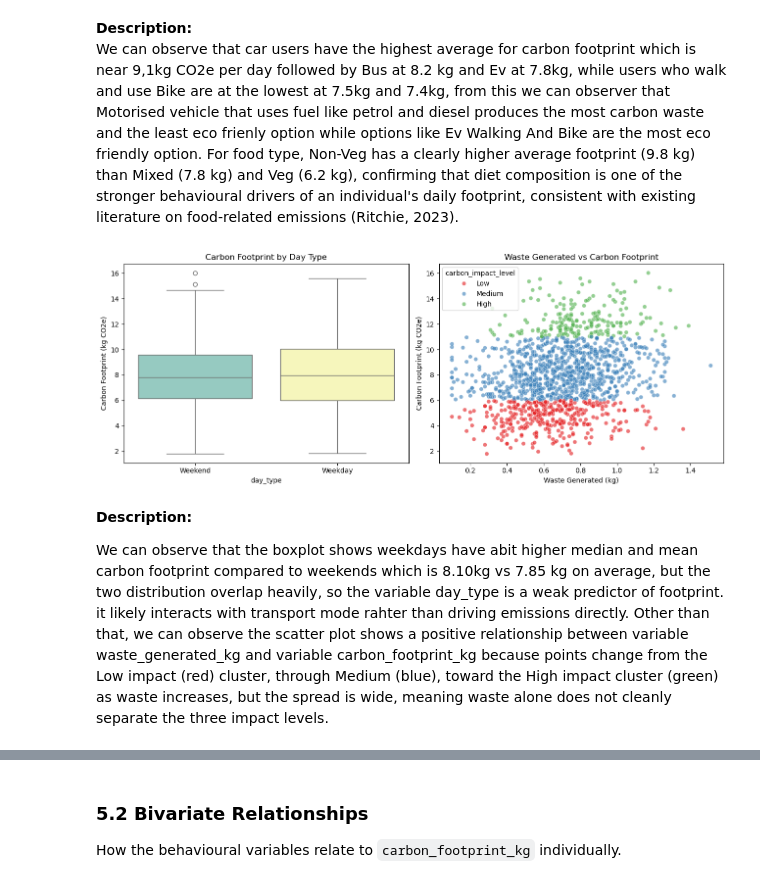
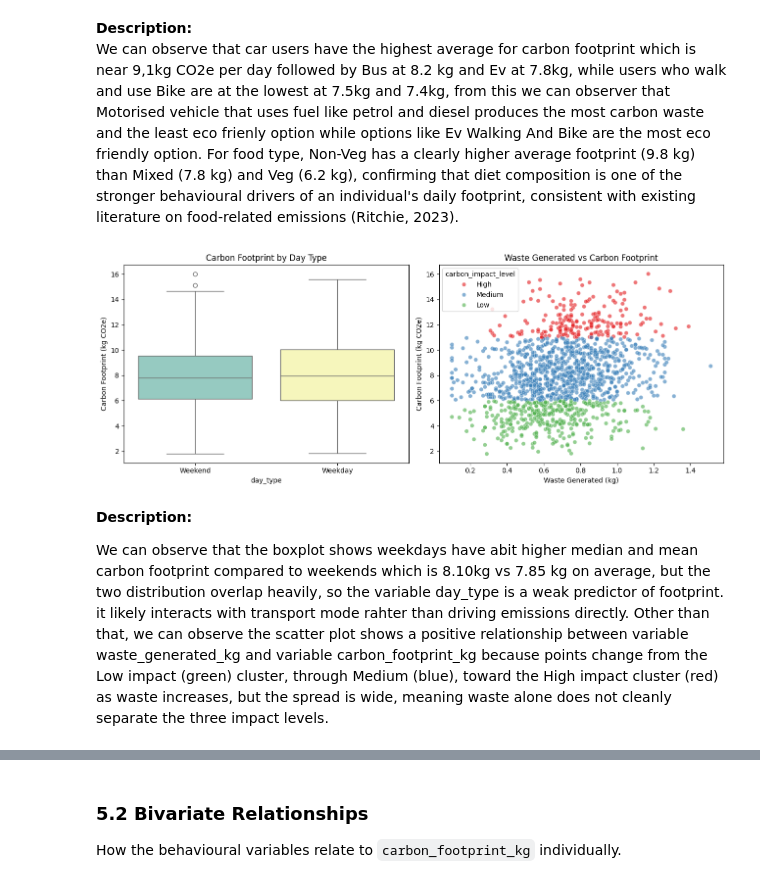
Before and after one commit to XunMMU/dsf-carbon, a Jupyter notebook: TT3L_G01_Notebook.ipynb, the cells around one changed output, grey strips where cells are left out. Cells and saved outputs as stored; diff of their text form; code cells hidden in the pictures.

```diff
--- a/TT3L_G01_Notebook.ipynb
+++ b/TT3L_G01_Notebook.ipynb
@@ -479,23 +483,23 @@ plt.show()
 # %%
 fig, axes = plt.subplots(1, 2, figsize=(13, 5))
 
 sns.boxplot(data=df, x='day_type', y='carbon_footprint_kg', ax=axes[0], palette='Set3', hue="day_type")
 axes[0].set_title('Carbon Footprint by Day Type')
 axes[0].set_ylabel('Carbon Footprint (kg CO2e)')
 
 sns.scatterplot(data=df, x='waste_generated_kg', y='carbon_footprint_kg',
-                hue='carbon_impact_level', hue_order=['Low', 'Medium', 'High'],
+                hue='carbon_impact_level', hue_order=['High', 'Medium', 'Low'],
                 palette='Set1', alpha=0.6, ax=axes[1])
 axes[1].set_title('Waste Generated vs Carbon Footprint')
 axes[1].set_xlabel('Waste Generated (kg)')
 axes[1].set_ylabel('Carbon Footprint (kg CO2e)')
 
 plt.tight_layout()
 plt.show()
 # %% [output]
-[figure, old version]
+[figure, new version]
 # %% [markdown]
 **Description:**
 
 We can observe that  the boxplot shows weekdays have abit higher median and mean carbon footprint compared to weekends which is 8.10kg vs 7.85 kg on average, but the two distribution overlap heavily, so the variable day_type is a weak predictor of footprint. it likely interacts with transport mode rahter than driving emissions directly.
-Other than that, we can observe the scatter plot shows a positive relationship between variable waste_generated_kg and variable carbon_footprint_kg because points change from the Low impact (red) cluster, through Medium (blue), toward the High impact cluster (green) as waste increases, but the spread is wide, meaning waste alone does not cleanly separate the three impact levels.
+Other than that, we can observe the scatter plot shows a positive relationship between variable waste_generated_kg and variable carbon_footprint_kg because points change from the Low impact (green) cluster, through Medium (blue), toward the High impact cluster (red) as waste increases, but the spread is wide, meaning waste alone does not cleanly separate the three impact levels.
```
Also changed, not shown: parts of 68 cells of this notebook, 3 other files.
